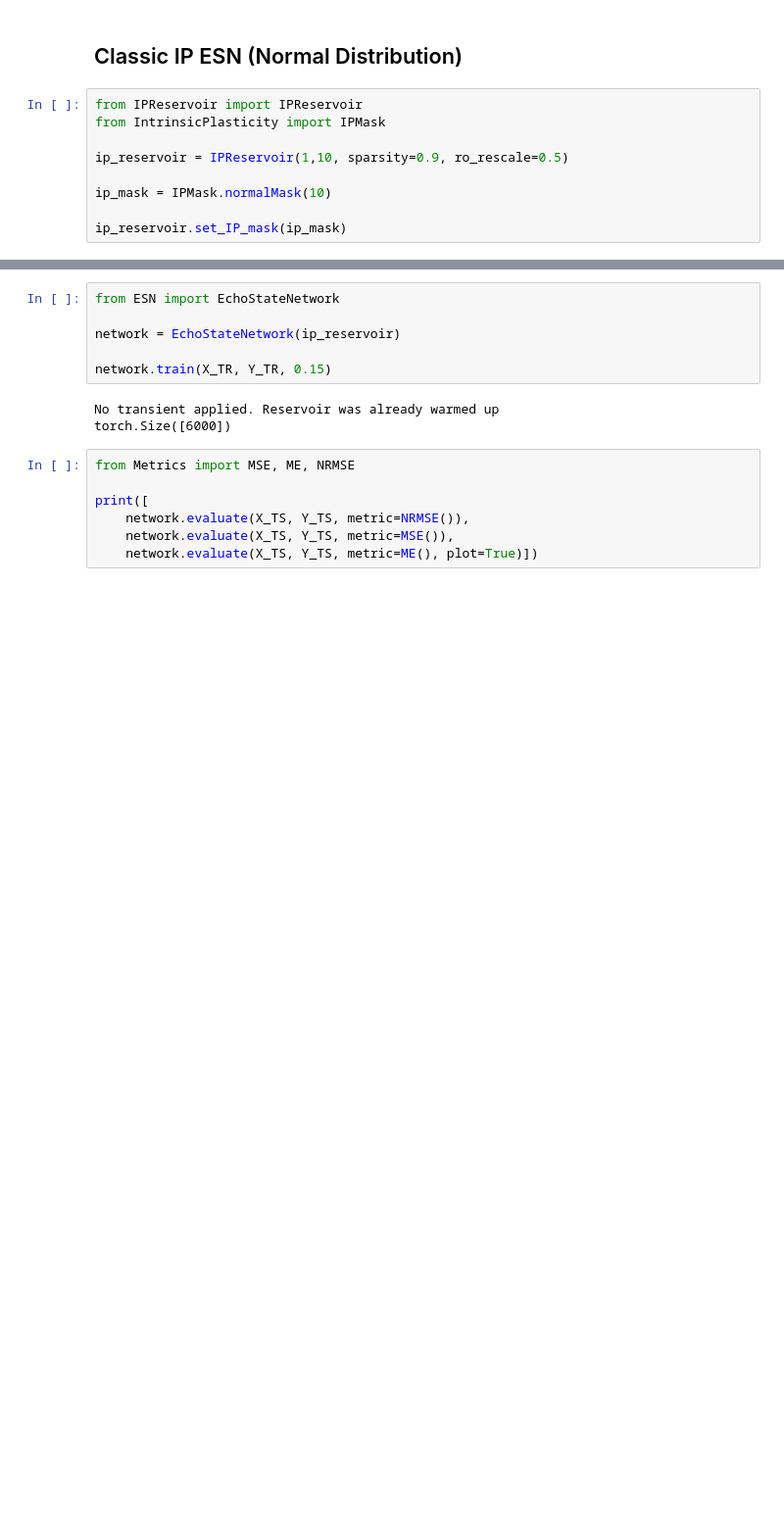
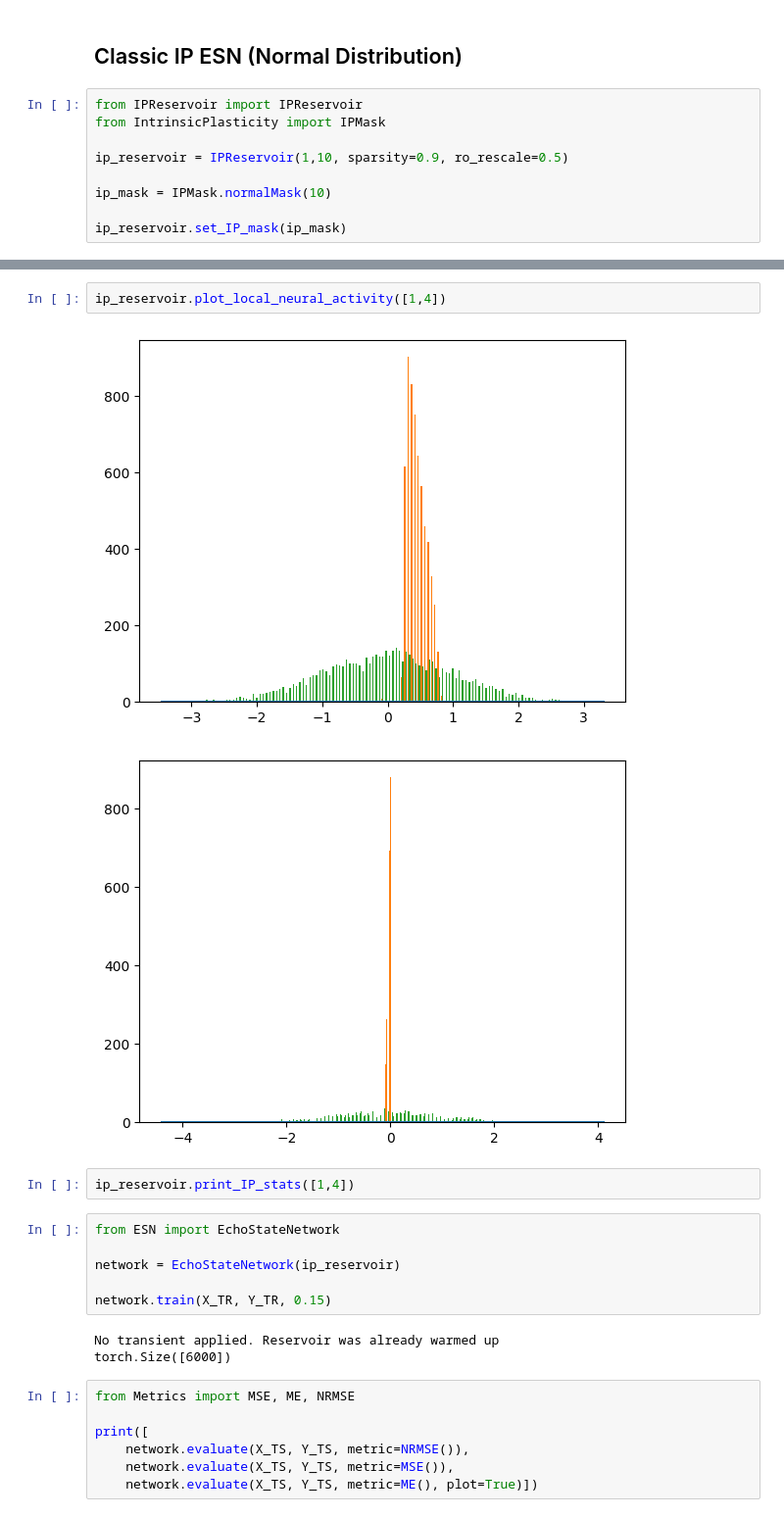
Before and after one commit to Sergio-Ltr/Generalized-Intrinsic-Plasticity, a Jupyter notebook: NARMA10_autodiff_experiments.ipynb, the cells around one changed output, grey strips where cells are left out. Shown at 98% size. Cells and saved outputs as stored; diff of their text form; blank space fills up the shorter version.

```diff
--- a/NARMA10_autodiff_experiments.ipynb
+++ b/NARMA10_autodiff_experiments.ipynb
@@ -85,3 +89,10 @@ ip_reservoir.plot_overall_activation_distribution(True)
+# %%
+ip_reservoir.plot_local_neural_activity([1,4])
+# %% [output]
+[figure, added]
+[figure, added]
+# %%
+ip_reservoir.print_IP_stats([1,4])
 # %%
 from ESN import EchoStateNetwork
 
```
Also changed, not shown: parts of 17 cells of this notebook, 5 other files.
